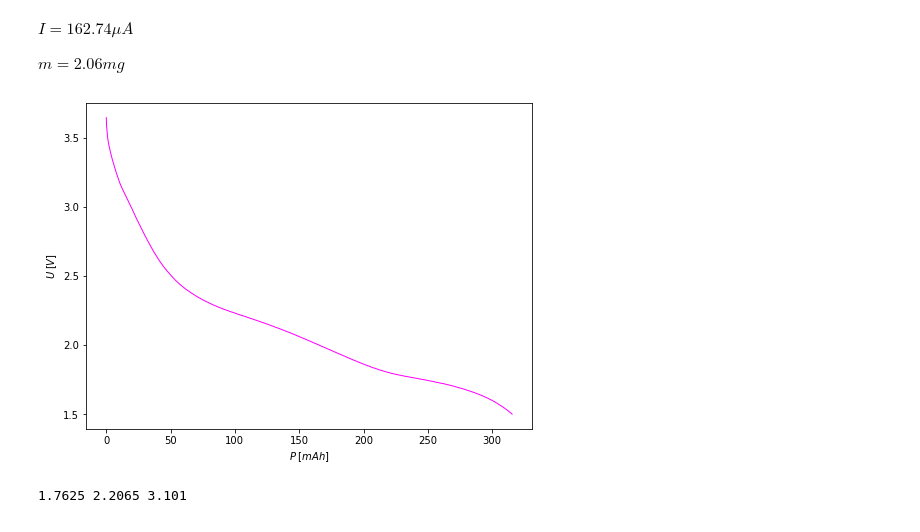
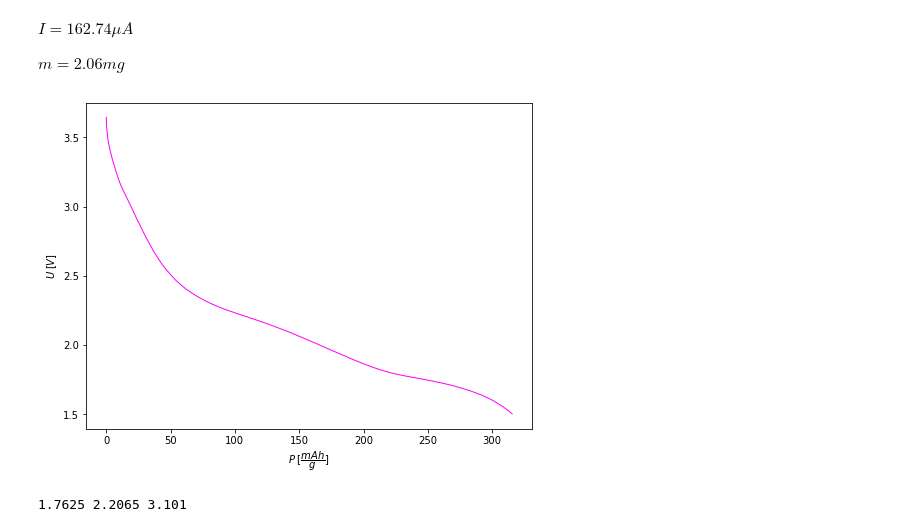
Before and after one commit to ficnawode/WDFCS_projekt_1, a Jupyter notebook: zad2.ipynb, the cells around one changed output. Drawn from its saved outputs; the diff is of its cells as text; code cells hidden in the pictures.

```diff
--- a/zad2.ipynb
+++ b/zad2.ipynb
@@ -38,17 +38,17 @@ df['P'] = I*df['t']/m
 # %%
 
 plt.figure(figsize=(8,6))
 
 plt.plot(df['P'], df['U'], linewidth=1, color='magenta')
 
 plt.ylabel(r"$U \; [V]$")
-plt.xlabel(r"$P \; [mAh]$")
+plt.xlabel(r"$P \; [\dfrac{mAh}{g}]$")
 
 plt.savefig('out/wyk_U_od_P.jpg', dpi=350)
 plt.show()
 #TODO: podpisać wykres
 # %% [output]
-[figure, old version]
+[figure, new version]
 # %%
 df['dU'] = np.gradient(df['U'])
 df['dP'] = np.gradient(df['P'])
```
Also changed, not shown: 5 other files.
